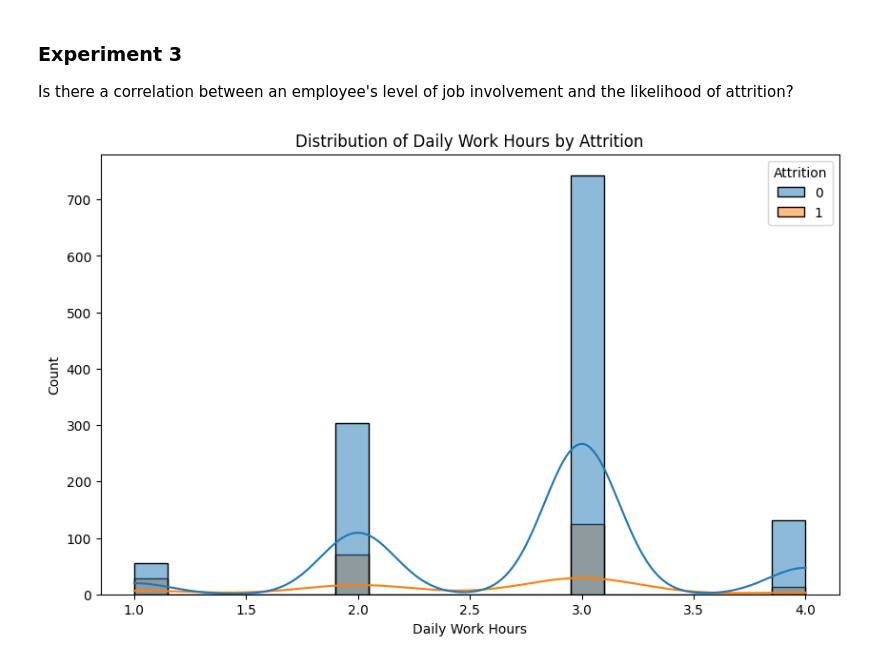
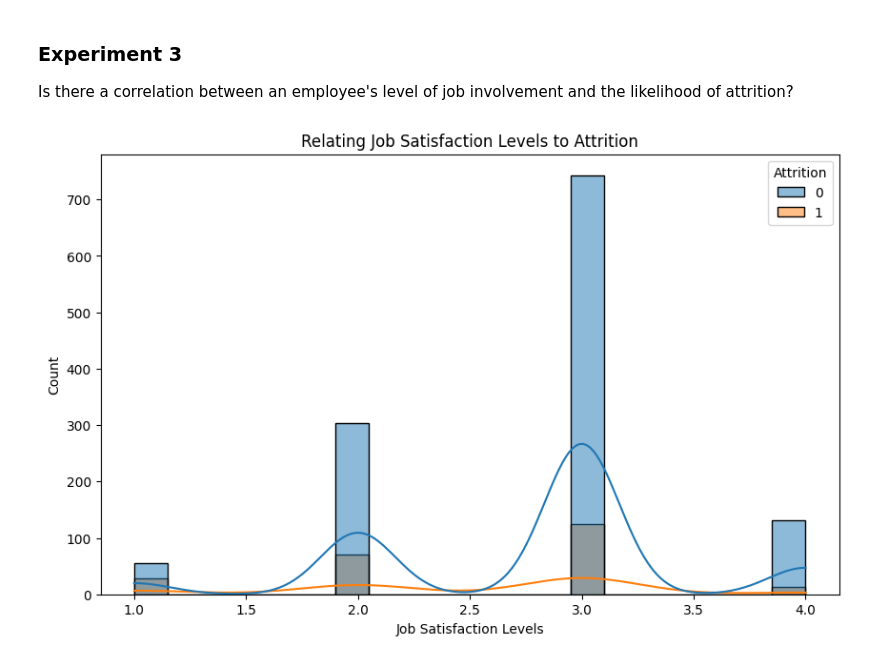
Before and after one commit to meloa2atwit/emp-attrition, a Jupyter notebook: codes/main.ipynb, the cells around one changed output. Drawn from its saved outputs; the diff is of its cells as text; code cells hidden in the pictures.

```diff
--- a/codes/main.ipynb
+++ b/codes/main.ipynb
@@ -144,15 +144,15 @@ Is there a correlation between an employee's level of job involvement and the li
 # %%
 df = pd.read_csv(filepath_or_buffer=DS)
 df["Attrition"].replace({"Yes":1, "No":0}, inplace=True )
 # Plot the distribution of working hours for employees who left vs. those who stayed
 plt.figure(figsize=(10, 6))
 sns.histplot(data=df, x='JobInvolvement', hue='Attrition', bins=20, kde=True)
-plt.title('Distribution of Daily Work Hours by Attrition')
-plt.xlabel('Daily Work Hours')
+plt.title('Relating Job Satisfaction Levels to Attrition')
+plt.xlabel('Job Satisfaction Levels')
 plt.ylabel('Count')
 # Save Grpah
 graph_path = "../graph/exp3.png"
 plt.savefig(graph_path)
 plt.show()
 # %% [output]
-[figure, old version]
+[figure, new version]
```
Also changed, not shown: 2 other files.
